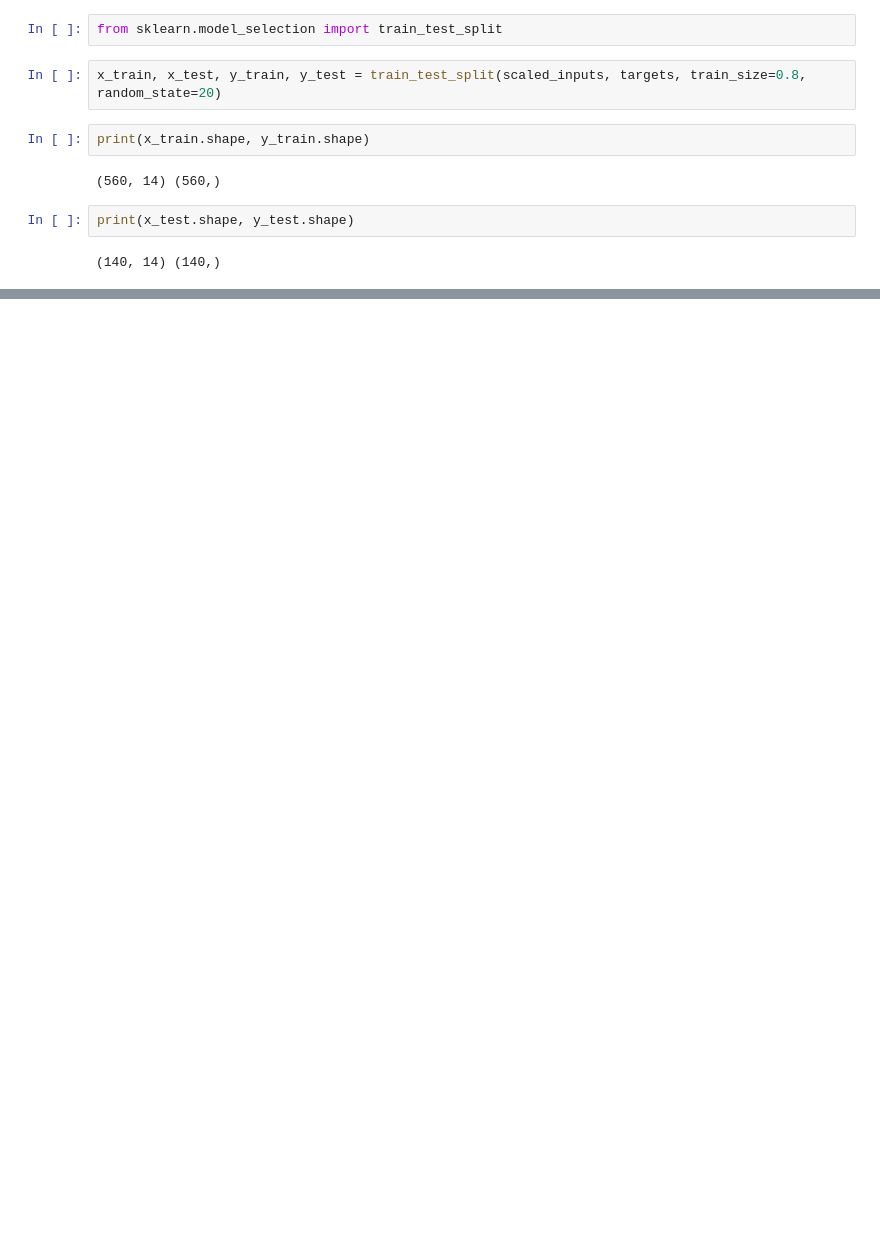
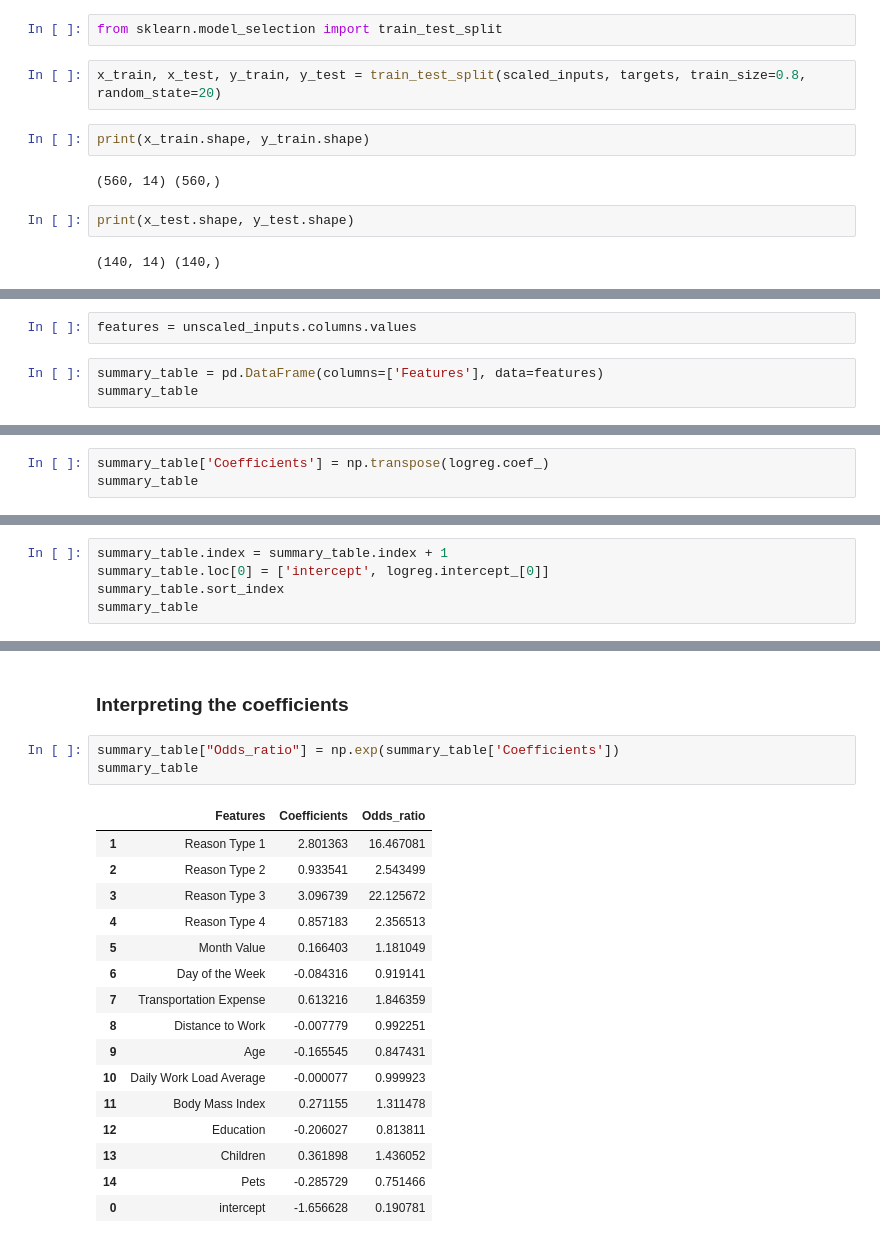
Before and after one commit to joseph-ishola/Employee-Absenteeism, a Jupyter notebook: log_reg.ipynb, the cells around one changed output, grey strips where cells are left out. Cells and saved outputs as stored; diff of their text form; blank space fills up the shorter version.

```diff
--- a/log_reg.ipynb
+++ b/log_reg.ipynb
@@ -657,0 +754,5 @@ print(x_test.shape, y_test.shape)
+# %%
+features = unscaled_inputs.columns.values
+# %%
+summary_table = pd.DataFrame(columns=['Features'], data=features)
+summary_table
@@ -657,0 +779,3 @@ print(x_test.shape, y_test.shape)
+# %%
+summary_table['Coefficients'] = np.transpose(logreg.coef_)
+summary_table
@@ -657,0 +798,5 @@ print(x_test.shape, y_test.shape)
+# %%
+summary_table.index = summary_table.index + 1
+summary_table.loc[0] = ['intercept', logreg.intercept_[0]]
+summary_table.sort_index
+summary_table
@@ -657,0 +820,22 @@ print(x_test.shape, y_test.shape)
+# %% [markdown]
+### Interpreting the coefficients
+# %%
+summary_table["Odds_ratio"] = np.exp(summary_table['Coefficients'])
+summary_table
+# %% [output]
+|  | Features | Coefficients | Odds_ratio |
+| 1 | Reason Type 1 | 2.801363 | 16.467081 |
+| 2 | Reason Type 2 | 0.933541 | 2.543499 |
+| 3 | Reason Type 3 | 3.096739 | 22.125672 |
+| 4 | Reason Type 4 | 0.857183 | 2.356513 |
+| 5 | Month Value | 0.166403 | 1.181049 |
+| 6 | Day of the Week | -0.084316 | 0.919141 |
+| 7 | Transportation Expense | 0.613216 | 1.846359 |
+| 8 | Distance to Work | -0.007779 | 0.992251 |
+| 9 | Age | -0.165545 | 0.847431 |
+| 10 | Daily Work Load Average | -0.000077 | 0.999923 |
+| 11 | Body Mass Index | 0.271155 | 1.311478 |
+| 12 | Education | -0.206027 | 0.813811 |
+| 13 | Children | 0.361898 | 1.436052 |
+| 14 | Pets | -0.285729 | 0.751466 |
+| 0 | intercept | -1.656628 | 0.190781 |
```
Also changed, not shown: parts of 30 cells of this notebook, 1 other file.
